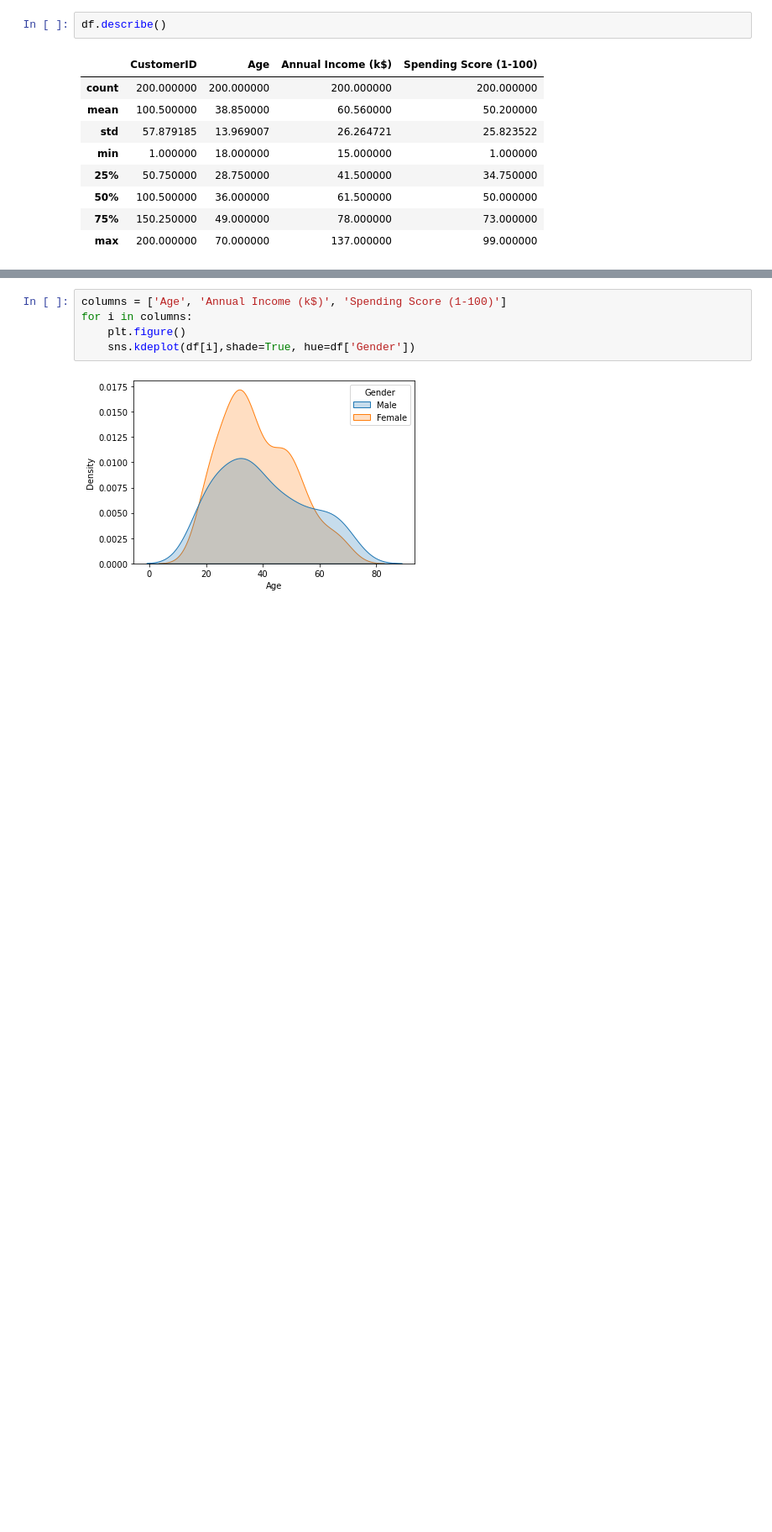
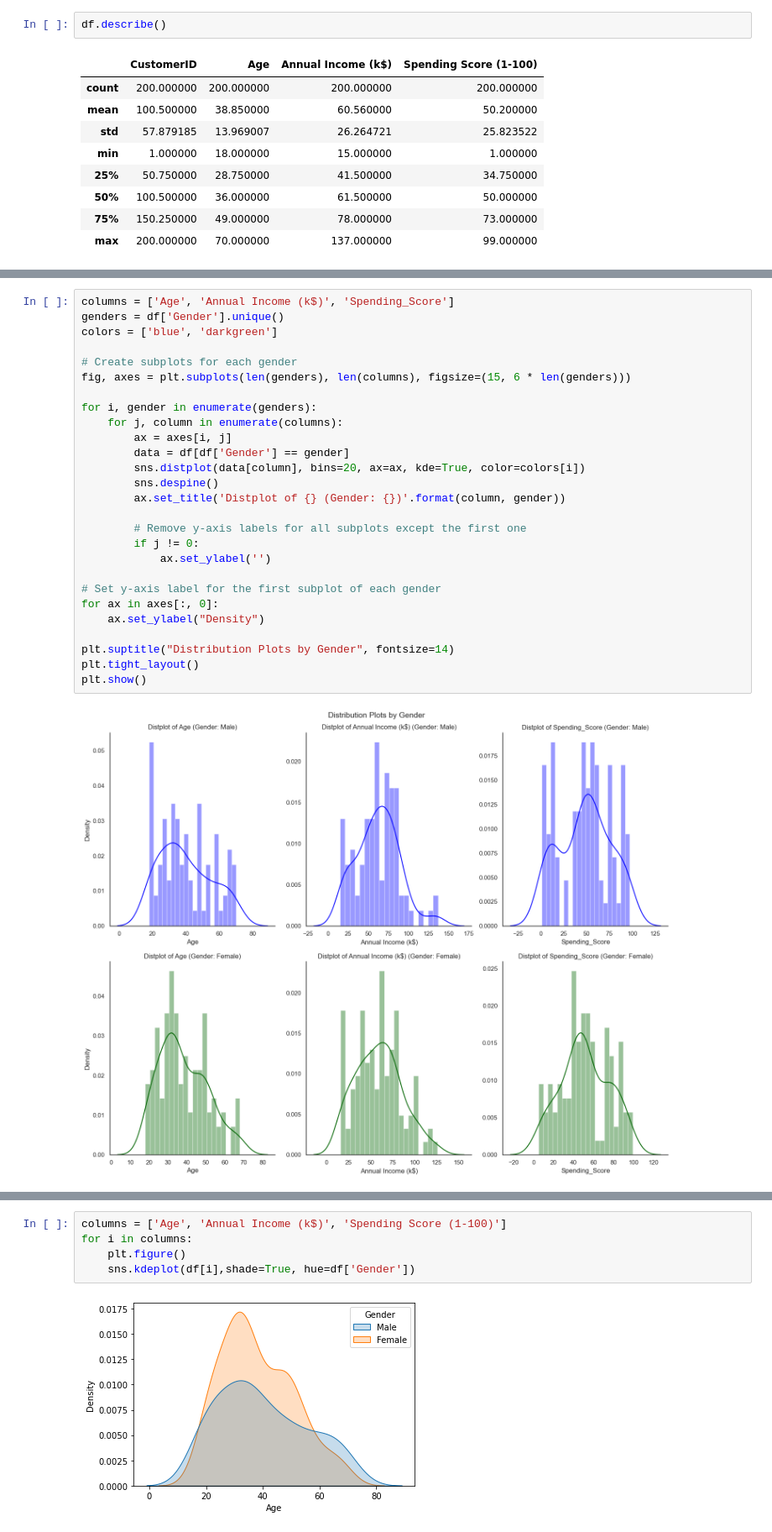
Before and after one commit to analyticsbyted/customer_segmentation, a Jupyter notebook: segmentation.ipynb, the cells around one changed output, grey strips where cells are left out. Shown at 84% size. Saved outputs shown, nothing was run; the diff lists cells and outputs as text; blank space fills up the shorter version.

```diff
--- a/segmentation.ipynb
+++ b/segmentation.ipynb
@@ -51,0 +138,29 @@ for i in columns:
+# %%
+columns = ['Age', 'Annual Income (k$)', 'Spending_Score']
+genders = df['Gender'].unique()
+colors = ['blue', 'darkgreen']
+
+# Create subplots for each gender
+fig, axes = plt.subplots(len(genders), len(columns), figsize=(15, 6 * len(genders)))
+
+for i, gender in enumerate(genders):
+    for j, column in enumerate(columns):
+        ax = axes[i, j]
+        data = df[df['Gender'] == gender]
+        sns.distplot(data[column], bins=20, ax=ax, kde=True, color=colors[i])
+        sns.despine()
+        ax.set_title('Distplot of {} (Gender: {})'.format(column, gender))
+
+        # Remove y-axis labels for all subplots except the first one
+        if j != 0:
+            ax.set_ylabel('')
+
+# Set y-axis label for the first subplot of each gender
+for ax in axes[:, 0]:
+    ax.set_ylabel("Density")
+
+plt.suptitle("Distribution Plots by Gender", fontsize=14)
+plt.tight_layout()
+plt.show()
+# %% [output]
+[figure, added]
```
Also changed, not shown: parts of 23 cells of this notebook.
